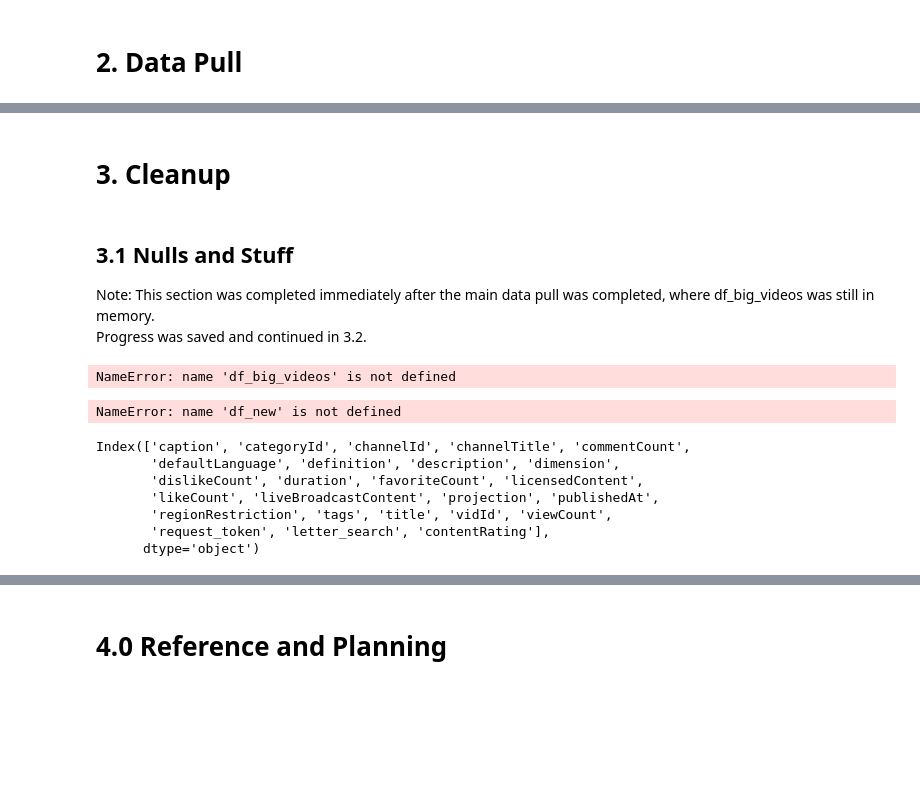
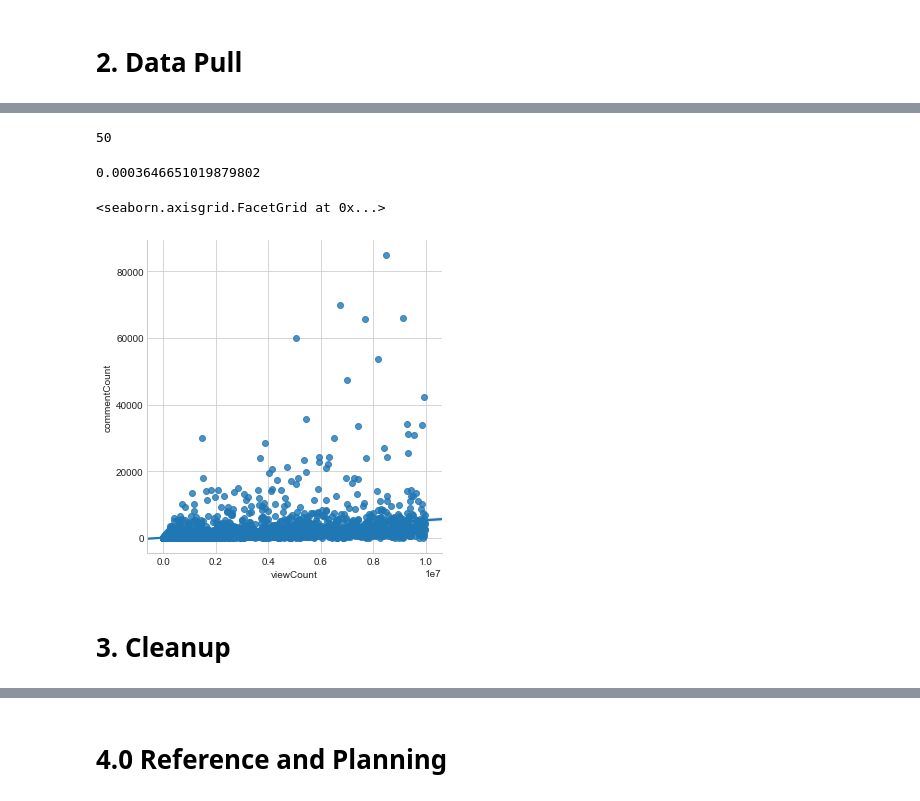
Before and after one commit to conorbarryhoke/Capstone, a Jupyter notebook: ETL_Comments_Pull.ipynb, the cells around one changed output, grey strips where cells are left out. Cells and saved outputs as stored; diff of their text form; code cells hidden in the pictures; blank space fills up the shorter version.

Commit message:
created comment and viewcount book. views are new priority

```diff
--- a/ETL_Comments_Pull.ipynb
+++ b/ETL_Comments_Pull.ipynb
@@ -269,0 +104,2 @@ df_big_videos.shape
+# %%
+df_main = pd.read_csv('./data/clean_data_nocomments_noviews_02.10.18.csv')
@@ -270,27 +184,15 @@ df_big_videos.shape
+# %%
+len(results3['items'])
+# %% [output]
+50
+# %%
+df_main.commentCount.sum() / df_main.viewCount.sum()
+# %% [output]
+0.0003646651019879802
+# %%
+sns.lmplot('viewCount', 'commentCount', data=df_main[df_main['viewCount']<10000000])
+# %% [output]
+<seaborn.axisgrid.FacetGrid at 0x...>
+[figure, added]
 # %% [markdown]
 # <a class="anchor" id="3.0-bullet"> 3. Cleanup</a>
-# %% [markdown]
-## <a class="anchor" id="3.1-bullet">3.1 Nulls and Stuff</a>
-
-Note: This section was completed immediately after the main data pull was completed, where df_big_videos was still in memory.
-Progress was saved and continued in 3.2.
-# %%
-df_new = df_big_videos
-# %% [output]
-NameError: name 'df_big_videos' is not defined
-# %%
-#Remove duplicate indices from each individual request (came in batches of about 320)
-df_new = df_new.reset_index()
-df_new = df_new.drop('index', axis=1)
-# %% [output]
-NameError: name 'df_new' is not defined
-# %%
-df_new.columns
-# %% [output]
-Index(['caption', 'categoryId', 'channelId', 'channelTitle', 'commentCount',
-       'defaultLanguage', 'definition', 'description', 'dimension',
-       'dislikeCount', 'duration', 'favoriteCount', 'licensedContent',
-       'likeCount', 'liveBroadcastContent', 'projection', 'publishedAt',
-       'regionRestriction', 'tags', 'title', 'vidId', 'viewCount',
-       'request_token', 'letter_search', 'contentRating'],
-      dtype='object')
```
Also changed, not shown: parts of 49 cells of this notebook, 2 other files.
